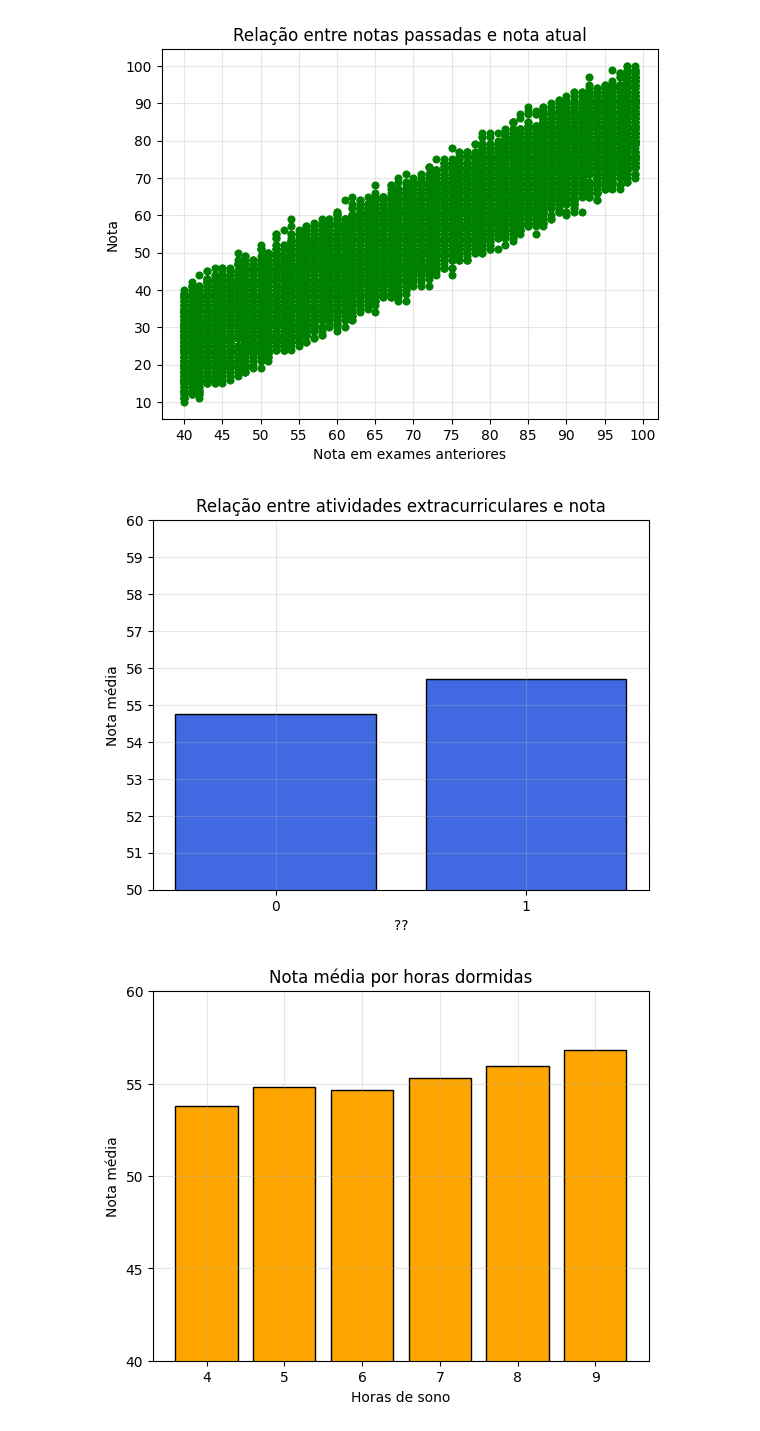
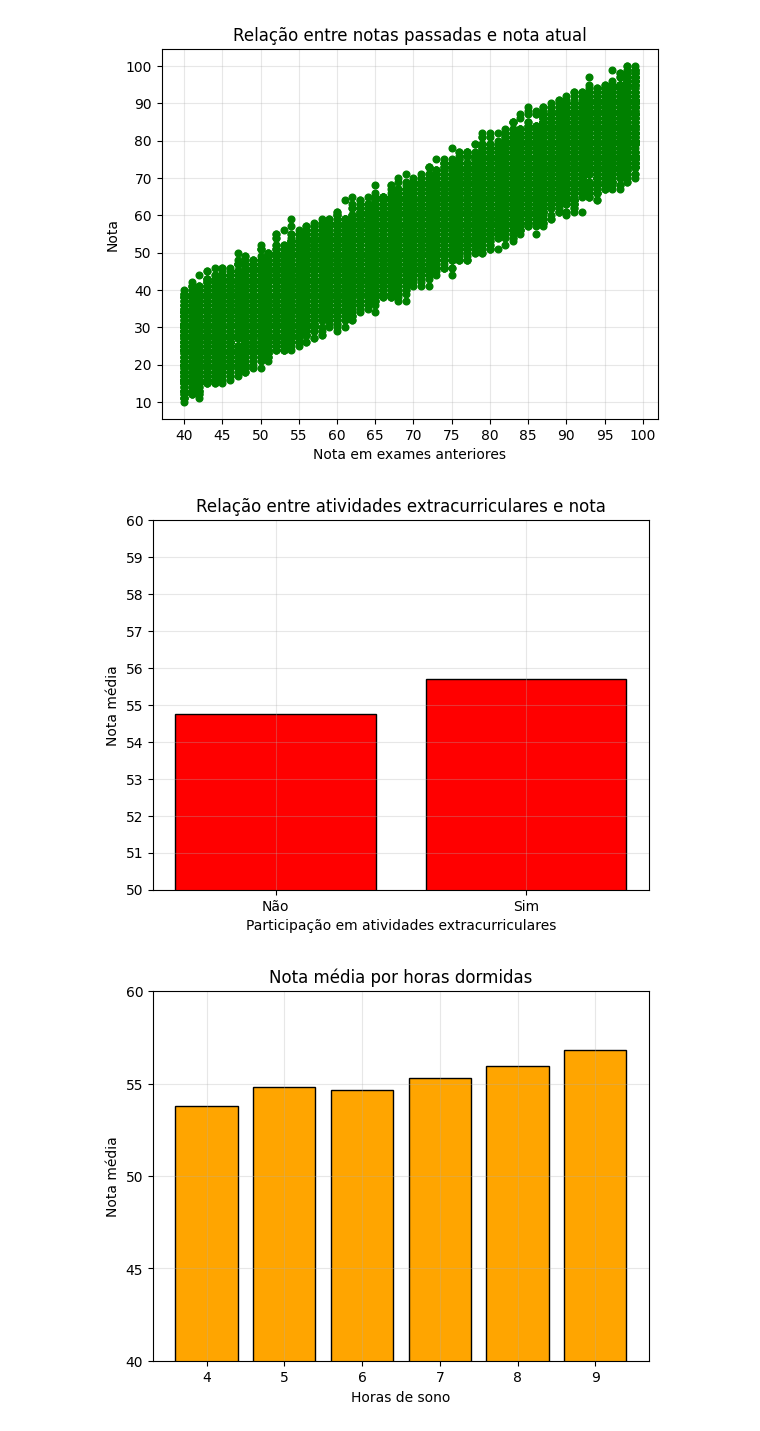
Before and after one commit to andrefsr/Estudos-em-Inteligencia-Artificial, a Jupyter notebook: 2 - Regressão Linear/Student - reg linear multipla/EDA_Student_reg_linear_multipla.ipynb, the cells around one changed output. Drawn from its saved outputs; the diff is of its cells as text; code cells hidden in the pictures.

```diff
--- a/2 - Regressão Linear/Student - reg linear multipla/EDA_Student_reg_linear_multipla.ipynb
+++ b/2 - Regressão Linear/Student - reg linear multipla/EDA_Student_reg_linear_multipla.ipynb
@@ -85,19 +85,19 @@ plt.plot()
 # %%
 df_nota_atividade = df[['Extracurricular Activities','Performance Index']].copy()
 df_nota_atividade = df_nota_atividade.groupby('Extracurricular Activities',as_index=False).mean()
 
 plt.figure()
 plt.grid(alpha=0.3)
-plt.xticks(np.arange(0,10,1))
+plt.xticks([0,1],['Não','Sim'])
 plt.yticks(np.arange(0,110,1))
 plt.title('Relação entre atividades extracurriculares e nota')
-plt.bar(x=df_nota_atividade['Extracurricular Activities'],height=df_nota_atividade['Performance Index'],edgecolor='black',color='royalblue')
-plt.xlabel('??')
+plt.bar(x=df_nota_atividade['Extracurricular Activities'],height=df_nota_atividade['Performance Index'],edgecolor='black',color='red')
+plt.xlabel('Participação em atividades extracurriculares')
 plt.ylabel('Nota média')
 plt.ylim(50,60)
 plt.show()
 # %% [output]
-[figure, old version]
+[figure, new version]
 # %%
 df_nota_sono = df[['Sleep Hours','Performance Index']].copy()
 df_nota_sono = df_nota_sono.groupby('Sleep Hours',as_index=False).mean()
```
Also changed, not shown: parts of 1 cell of this notebook, 1 other file.
